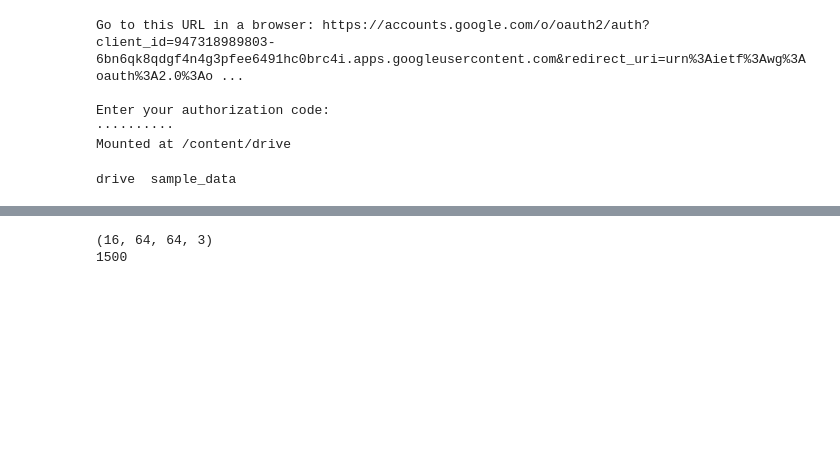
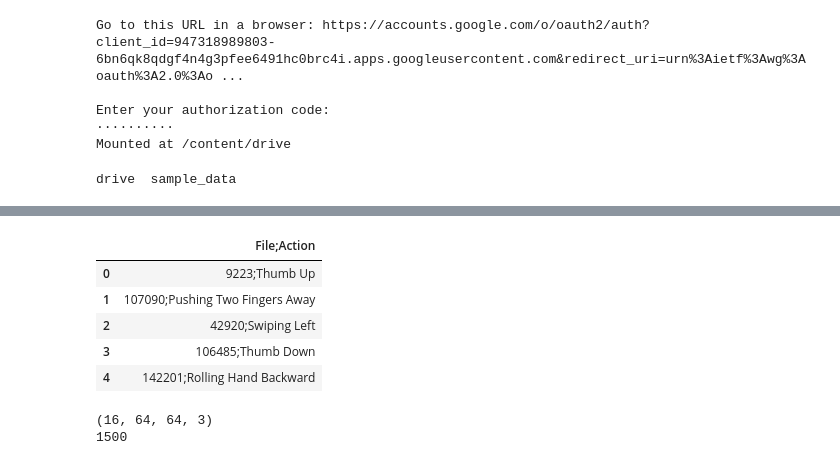
Before and after one commit to ashwinvaswani/Dynamic-Gesture-Recognition, a Jupyter notebook: code/notebooks/train.ipynb, the cells around one changed output, grey strips where cells are left out. Drawn from its saved outputs; the diff is of its cells as text; code cells hidden in the pictures; blank space fills up the shorter version.

```diff
--- a/code/notebooks/train.ipynb
+++ b/code/notebooks/train.ipynb
@@ -57 +65,10 @@ dict_filenames = {}
+# %%
+df_val.head()
+# %% [output]
+|  | File;Action |
+| 0 | 9223;Thumb Up |
+| 1 | 107090;Pushing Two Fingers Away |
+| 2 | 42920;Swiping Left |
+| 3 | 106485;Thumb Down |
+| 4 | 142201;Rolling Hand Backward |
 # %%
```
Also changed, not shown: parts of 30 cells of this notebook.
